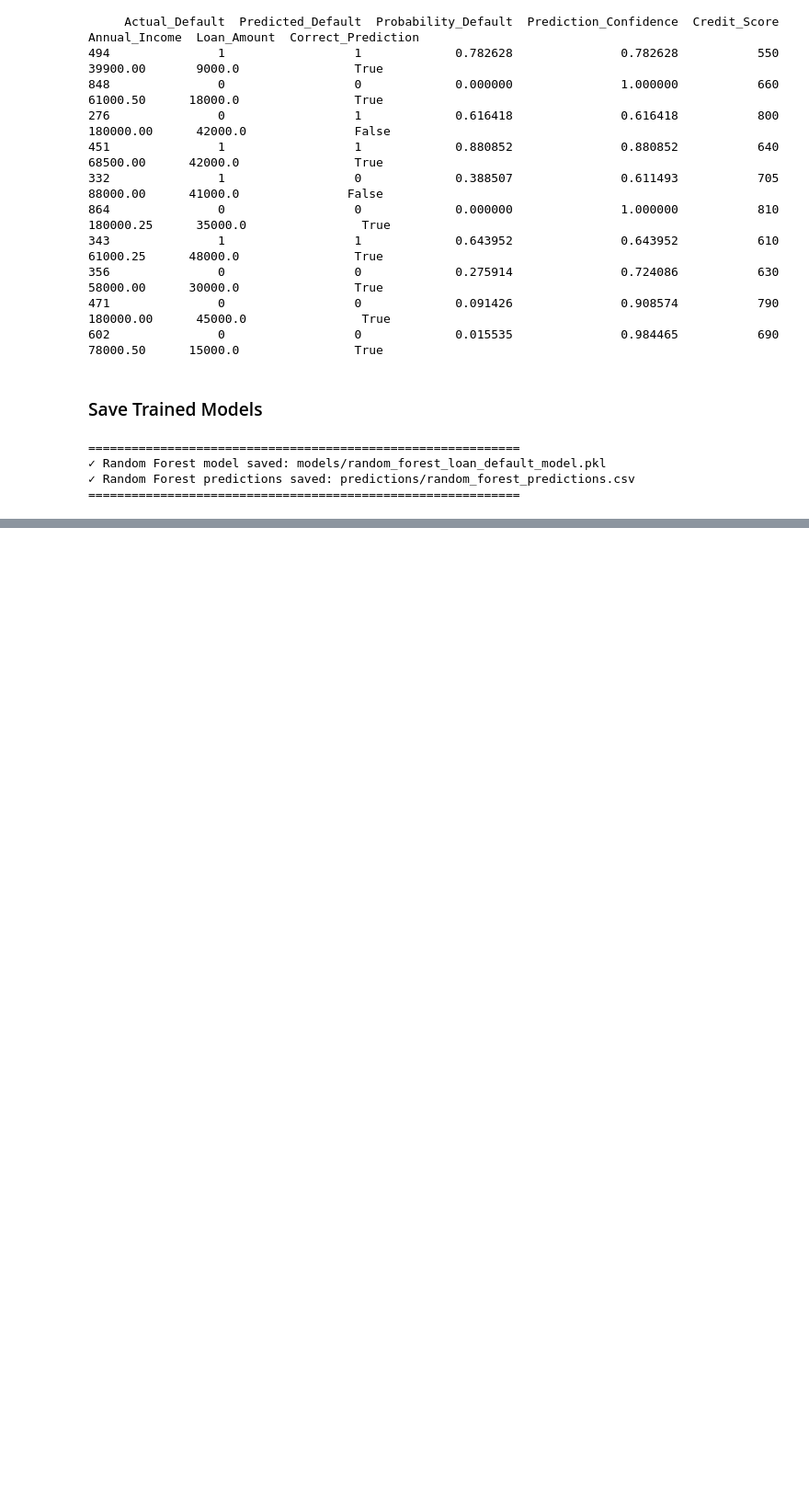
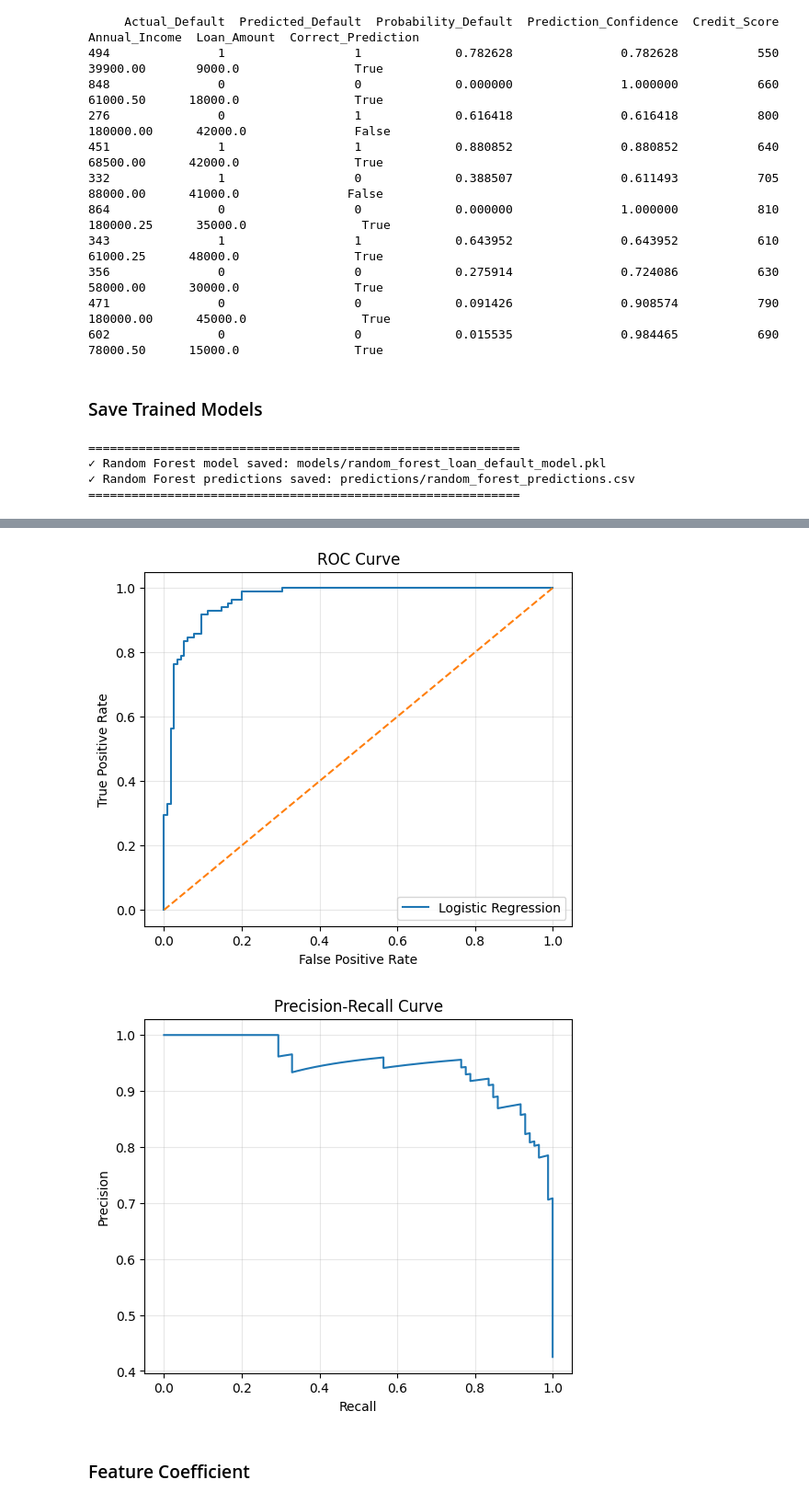
Before and after one commit to Wrynaft/FinancialDataMining, a Jupyter notebook: WIE3007_DM_GroupProject.ipynb, the cells around one changed output, grey strips where cells are left out. Shown at 92% size. Drawn from its saved outputs; the diff is of its cells as text; code cells hidden in the pictures; blank space fills up the shorter version.

Commit message:
Developed Logistic Regression model (#6)

```diff
--- a/WIE3007_DM_GroupProject.ipynb
+++ b/WIE3007_DM_GroupProject.ipynb
@@ -2238,0 +2355,20 @@ print("="*60)
+# %%
+print("\n" + "=" * 60)
+print("TUNED LOGISTIC REGRESSION PERFORMANCE")
+print("=" * 60)
+
+y_pred_tuned = best_logreg.predict(X_test_scaled)
+y_proba_tuned = best_logreg.predict_proba(X_test_scaled)[:, 1]
+
+print(f"Accuracy : {accuracy_score(y_test, y_pred_tuned):.4f}")
+print(f"Precision: {precision_score(y_test, y_pred_tuned):.4f}")
+print(f"Recall   : {recall_score(y_test, y_pred_tuned):.4f}")
+print(f"F1-Score : {f1_score(y_test, y_pred_tuned):.4f}")
+print(f"ROC-AUC  : {roc_auc_score(y_test, y_proba_tuned):.4f}")
+
+print("\nClassification Report:")
+print(classification_report(y_test, y_pred_tuned,
+                            target_names=["No Default", "Default"]))
+
+print("\nConfusion Matrix:")
+print(confusion_matrix(y_test, y_pred_tuned))
@@ -2238,0 +2393,27 @@ print("="*60)
+# %%
+# ROC Curve
+fpr, tpr, _ = roc_curve(y_test, y_proba_tuned)
+plt.figure(figsize=(6, 5))
+plt.plot(fpr, tpr, label="Logistic Regression")
+plt.plot([0, 1], [0, 1], linestyle="--")
+plt.xlabel("False Positive Rate")
+plt.ylabel("True Positive Rate")
+plt.title("ROC Curve")
+plt.legend()
+plt.grid(alpha=0.3)
+plt.show()
+
+# Precision-Recall Curve
+precision, recall, _ = precision_recall_curve(y_test, y_proba_tuned)
+plt.figure(figsize=(6, 5))
+plt.plot(recall, precision)
+plt.xlabel("Recall")
+plt.ylabel("Precision")
+plt.title("Precision-Recall Curve")
+plt.grid(alpha=0.3)
+plt.show()
+# %% [output]
+[figure, added]
+[figure, added]
+# %% [markdown]
+### Feature Coefficient
```
Also changed, not shown: parts of 27 cells of this notebook.
